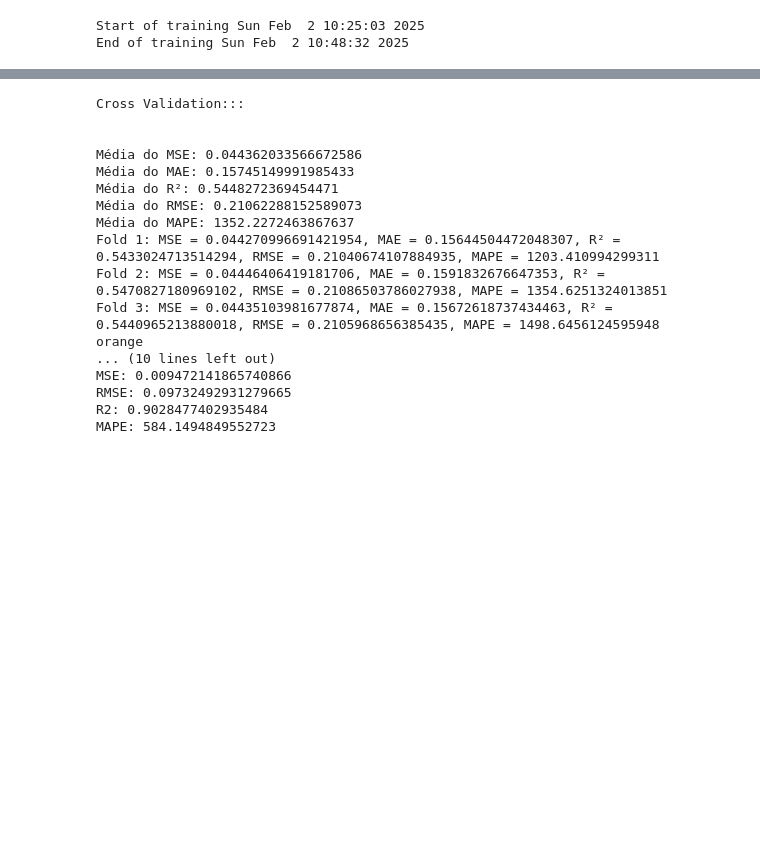
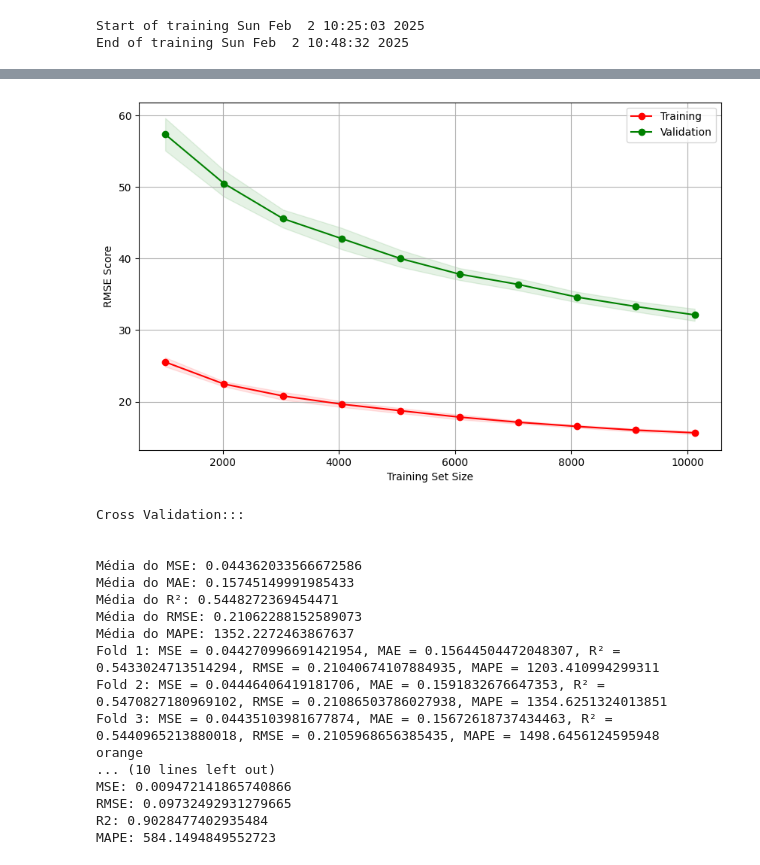
Before and after one commit to Quimica-Teorica-IME/Predicting-Fluorescence-Emission-Wavelengths-and-Quantum-Yields-via-Machine-Learning, a Jupyter notebook: Regression.ipynb, the cells around one changed output, grey strips where cells are left out. Saved outputs shown, nothing was run; the diff lists cells and outputs as text; code cells hidden in the pictures; blank space fills up the shorter version.

```diff
--- a/Regression.ipynb
+++ b/Regression.ipynb
@@ -604,3 +758,41 @@ plt.show()
+# %%
+# Define RMSE as the scoring metric
+rmse_scorer = make_scorer(mean_squared_error, greater_is_better=True, squared=False)
+
+# Hyperparameters for the model
+hyper_params = {'max_leaf_nodes': 10000, 'min_samples_split': 7, 'n_estimators': 100, 'random_state': 42}
+regr = RandomForestRegressor(**hyper_params)
+
+# Compute the learning curve
+train_sizes, train_scores, test_scores = learning_curve(
+    regr, X_train_WL_scaled, y_train_WL, cv=5, n_jobs=-1,
+    train_sizes=np.linspace(0.1, 1.0, 10), scoring=rmse_scorer
+)
+
+# Compute mean and standard deviation for training and validation scores
+train_scores_mean = np.mean(train_scores, axis=1)
+train_scores_std = np.std(train_scores, axis=1)
+test_scores_mean = np.mean(test_scores, axis=1)
+test_scores_std = np.std(test_scores, axis=1)
+
+# Plot the learning curve
+plt.figure(figsize=(10, 6))
+plt.xlabel("Training Set Size")
+plt.ylabel("RMSE Score")
+plt.grid()
+
+plt.fill_between(train_sizes, train_scores_mean - train_scores_std,
+                 train_scores_mean + train_scores_std, alpha=0.1, color="r")
+plt.plot(train_sizes, train_scores_mean, 'o-', color="r", label="Training")
+
+plt.fill_between(train_sizes, test_scores_mean - test_scores_std,
+                 test_scores_mean + test_scores_std, alpha=0.1, color="g")
+plt.plot(train_sizes, test_scores_mean, 'o-', color="g", label="Validation")
+
+plt.legend(loc="best")
+plt.show()
+# %% [output]
+[figure, added]
 # %%
 ##################### QY - Random Forest - ####################
 hiperParams = {'max_leaf_nodes': 10000, 'min_samples_split': 7, 'n_estimators': 100, 'random_state': 42}
```
Also changed, not shown: parts of 8 cells of this notebook.
